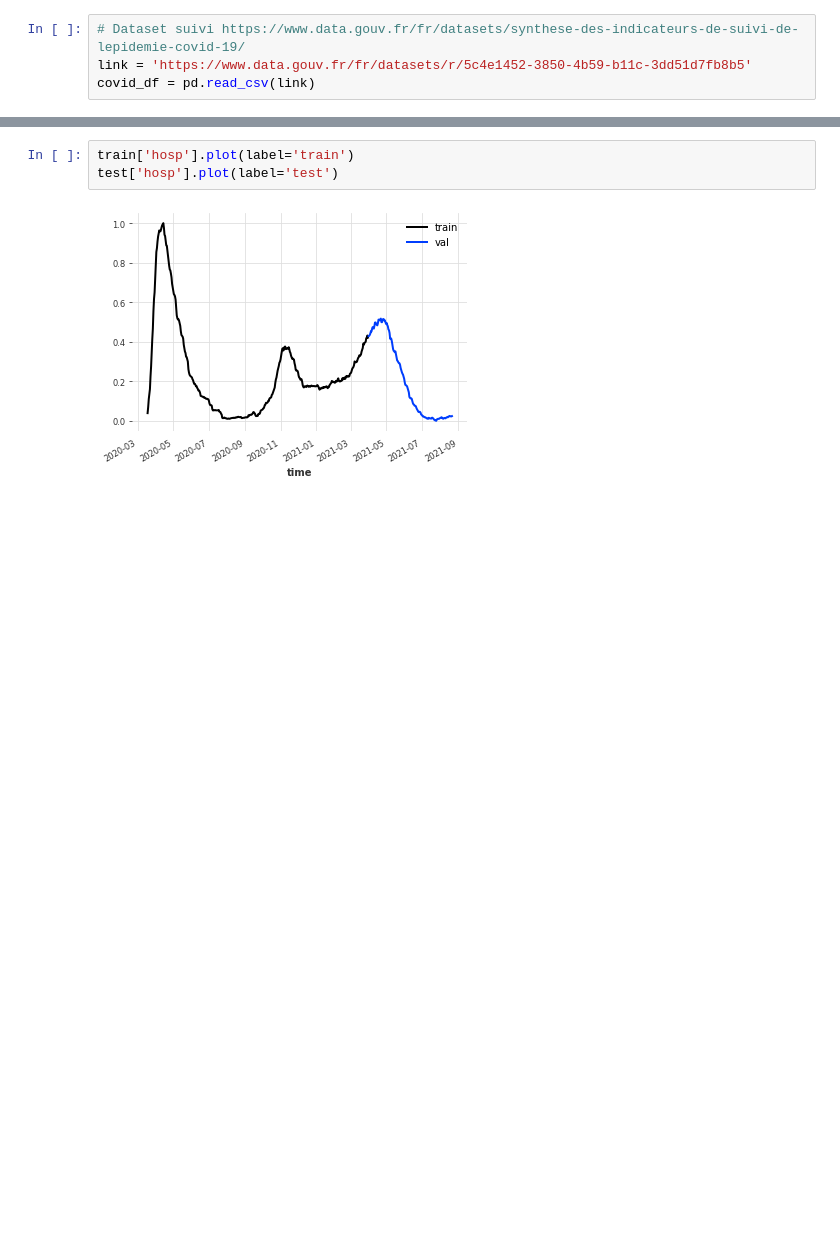
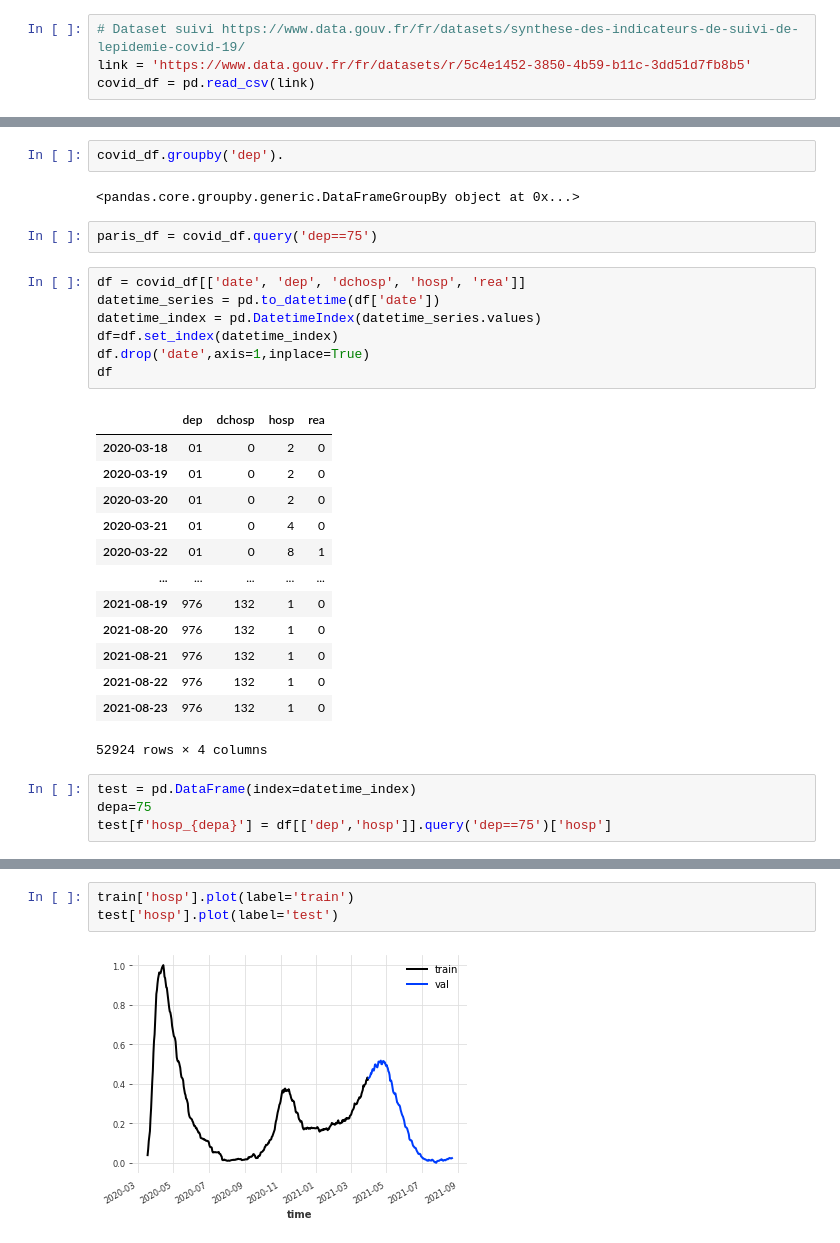
Before and after one commit to limiteinductive/elaine_and_the_gentle_boyz, a Jupyter notebook: notebooks/darts.ipynb, the cells around one changed output, grey strips where cells are left out. Drawn from its saved outputs; the diff is of its cells as text; blank space fills up the shorter version.

```diff
--- a/notebooks/darts.ipynb
+++ b/notebooks/darts.ipynb
@@ -27,0 +37,31 @@ covid_df = pd.read_csv(link)
+# %%
+covid_df.groupby('dep').
+# %% [output]
+<pandas.core.groupby.generic.DataFrameGroupBy object at 0x...>
+# %%
+paris_df = covid_df.query('dep==75')
+# %%
+df = covid_df[['date', 'dep', 'dchosp', 'hosp', 'rea']]
+datetime_series = pd.to_datetime(df['date'])
+datetime_index = pd.DatetimeIndex(datetime_series.values)
+df=df.set_index(datetime_index)
+df.drop('date',axis=1,inplace=True)
+df
+# %% [output]
+|  | dep | dchosp | hosp | rea |
+| 2020-03-18 | 01 | 0 | 2 | 0 |
+| 2020-03-19 | 01 | 0 | 2 | 0 |
+| 2020-03-20 | 01 | 0 | 2 | 0 |
+| 2020-03-21 | 01 | 0 | 4 | 0 |
+| 2020-03-22 | 01 | 0 | 8 | 1 |
+| ... | ... | ... | ... | ... |
+| 2021-08-19 | 976 | 132 | 1 | 0 |
+| 2021-08-20 | 976 | 132 | 1 | 0 |
+| 2021-08-21 | 976 | 132 | 1 | 0 |
+| 2021-08-22 | 976 | 132 | 1 | 0 |
+| 2021-08-23 | 976 | 132 | 1 | 0 |
+52924 rows × 4 columns
+# %%
+test = pd.DataFrame(index=datetime_index)
+depa=75
+test[f'hosp_{depa}'] = df[['dep','hosp']].query('dep==75')['hosp']
```
Also changed, not shown: parts of 14 cells of this notebook, 2 other files.
